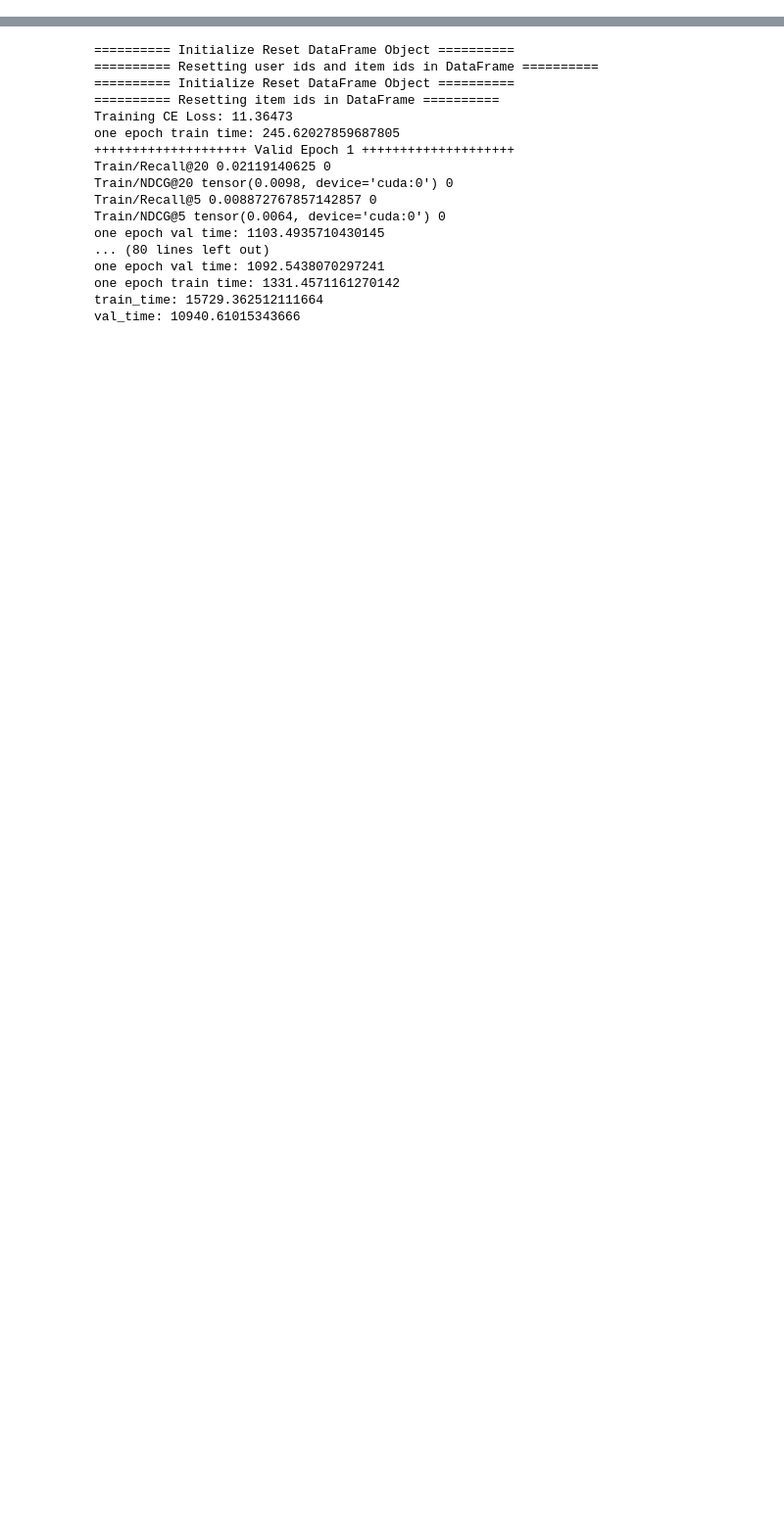
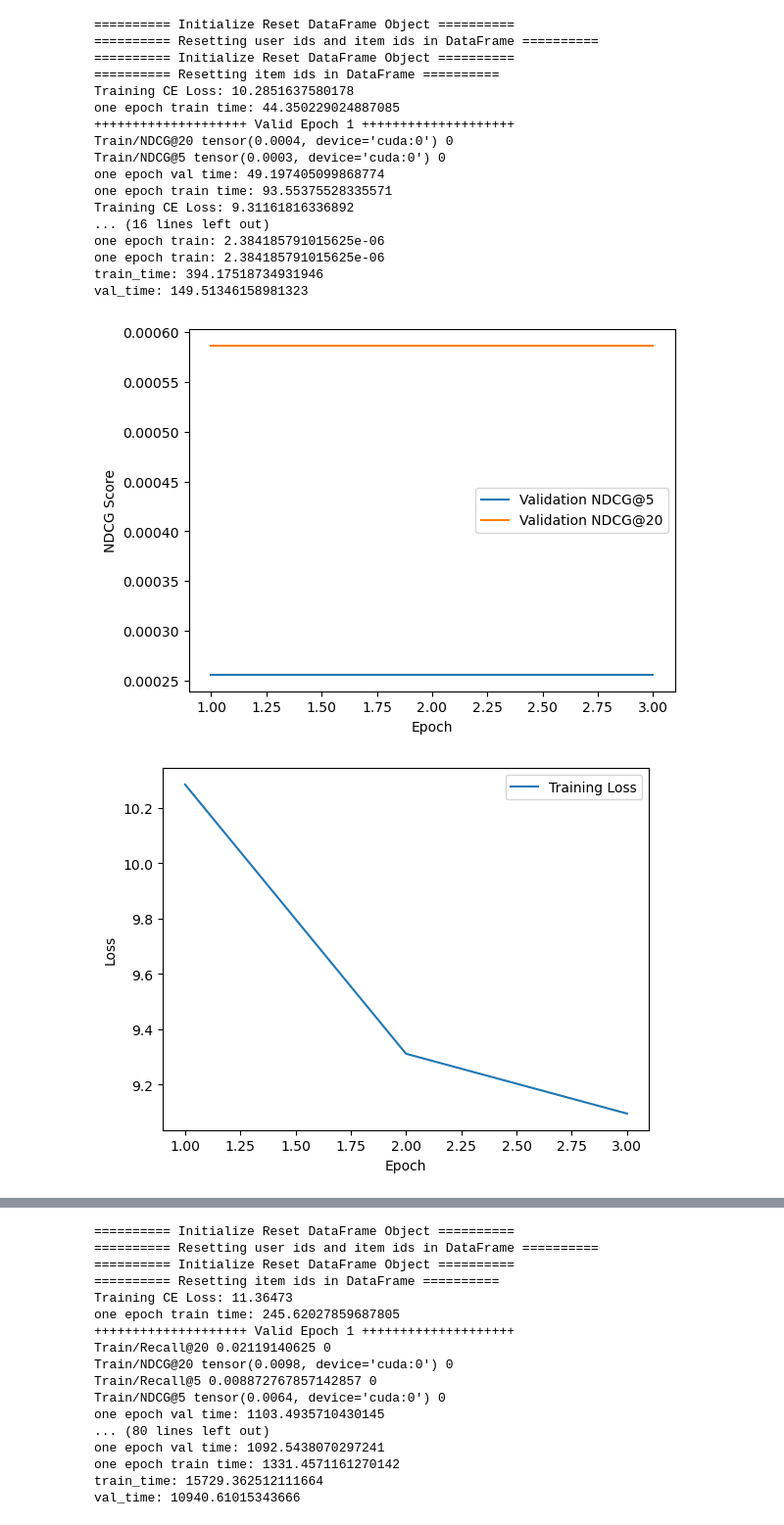
Before and after one commit to debi2023-group7/Cold-start-Recommendation-System, a Jupyter notebook: main_peter.ipynb, the cells around one changed output, grey strips where cells are left out. Shown: that part at 98% size. Drawn from its saved outputs; the diff is of its cells as text; code cells hidden in the pictures; blank space fills up the shorter version.

Commit message:
peter4Rec Editing

```diff
--- a/main_peter.ipynb
+++ b/main_peter.ipynb
@@ -211,0 +232,13 @@ sample_data = take_sample(source_path)
+# %%
+# Define the paths to the target and source data files
+args.target_path = 'Tenrec/cold_data.csv'
+
+
+# Define the paths to the target and source data files
+args.source_path = 'Tenrec/sbr_data_1M.csv'
+
+
+train_loader, val_loader, test_loader = process_data(args)
+
+model =Peter4Coldstart(args)
+train( model, train_loader, val_loader, writer, args)
@@ -211,0 +293,31 @@ sample_data = take_sample(source_path)
+# %%
+args.target_path = 'Tenrec/cold_data_1.csv'
+
+
+# Define the paths to the target and source data files
+args.source_path = 'Tenrec/sbr_data_1M.csv'
+
+train_loader, val_loader, test_loader = process_data(args)
+
+model = Peter4Coldstart(args)
+train( model, train_loader, val_loader, writer, args)
+# %% [output]
+========== Initialize Reset DataFrame Object ==========
+========== Resetting user ids and item ids in DataFrame ==========
+========== Initialize Reset DataFrame Object ==========
+========== Resetting item ids in DataFrame ==========
+Training CE Loss: 10.2851637580178
+one epoch train time: 44.350229024887085
+++++++++++++++++++++ Valid Epoch 1 ++++++++++++++++++++
+Train/NDCG@20 tensor(0.0004, device='cuda:0') 0
+Train/NDCG@5 tensor(0.0003, device='cuda:0') 0
+one epoch val time: 49.197405099868774
+one epoch train time: 93.55375528335571
+Training CE Loss: 9.31161816336892
+... (16 lines left out)
+one epoch train: 2.384185791015625e-06
+one epoch train: 2.384185791015625e-06
+train_time: 394.17518734931946
+val_time: 149.51346158981323
+[figure, added]
+[figure, added]
```
Also changed, not shown: parts of 68 cells of this notebook.
